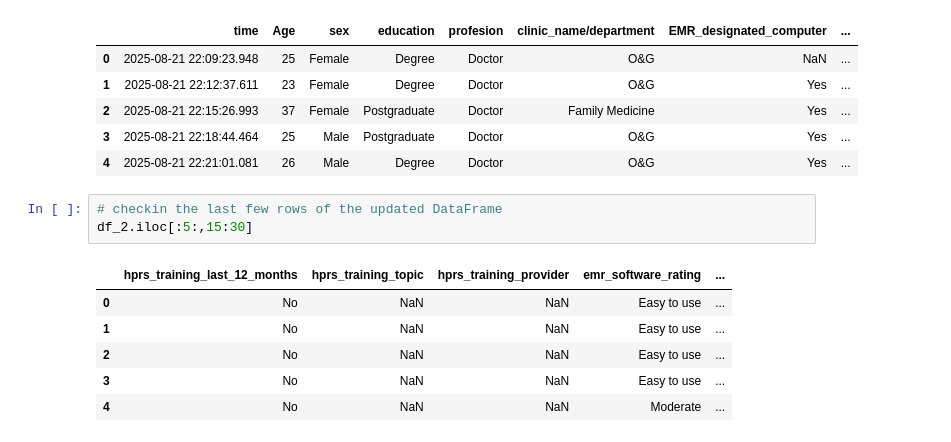
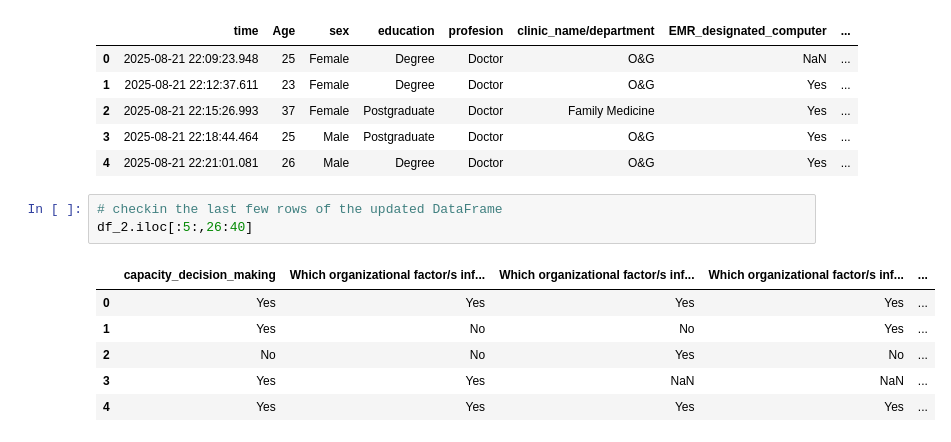
Before and after one commit to Ugoeze-hub/EMR_ANALYSIS, a Jupyter notebook: analysis.ipynb, the cells around one changed output. Cells and saved outputs as stored; diff of their text form.

```diff
--- a/analysis.ipynb
+++ b/analysis.ipynb
@@ -261,11 +261,11 @@ df_2.iloc[:5,:15]
 | 4 | 2025-08-21 22:21:01.081 | 26 | Male | Degree | Doctor | O&G | Yes | ... |
 # %%
 # checkin the last few rows of the updated DataFrame
-df_2.iloc[:5:,15:30]
+df_2.iloc[:5:,26:40]
 # %% [output]
-|  | hprs_training_last_12_months | hprs_training_topic | hprs_training_provider | emr_software_rating | ... |
-| 0 | No | NaN | NaN | Easy to use | ... |
-| 1 | No | NaN | NaN | Easy to use | ... |
-| 2 | No | NaN | NaN | Easy to use | ... |
-| 3 | No | NaN | NaN | Easy to use | ... |
-| 4 | No | NaN | NaN | Moderate | ... |
+|  | capacity_decision_making | Which organizational factor/s inf... | Which organizational factor/s inf... | Which organizational factor/s inf... | ... |
+| 0 | Yes | Yes | Yes | Yes | ... |
+| 1 | Yes | No | No | Yes | ... |
+| 2 | No | No | Yes | No | ... |
+| 3 | Yes | Yes | NaN | NaN | ... |
+| 4 | Yes | Yes | Yes | Yes | ... |
```
Also changed, not shown: parts of 3 cells of this notebook.
